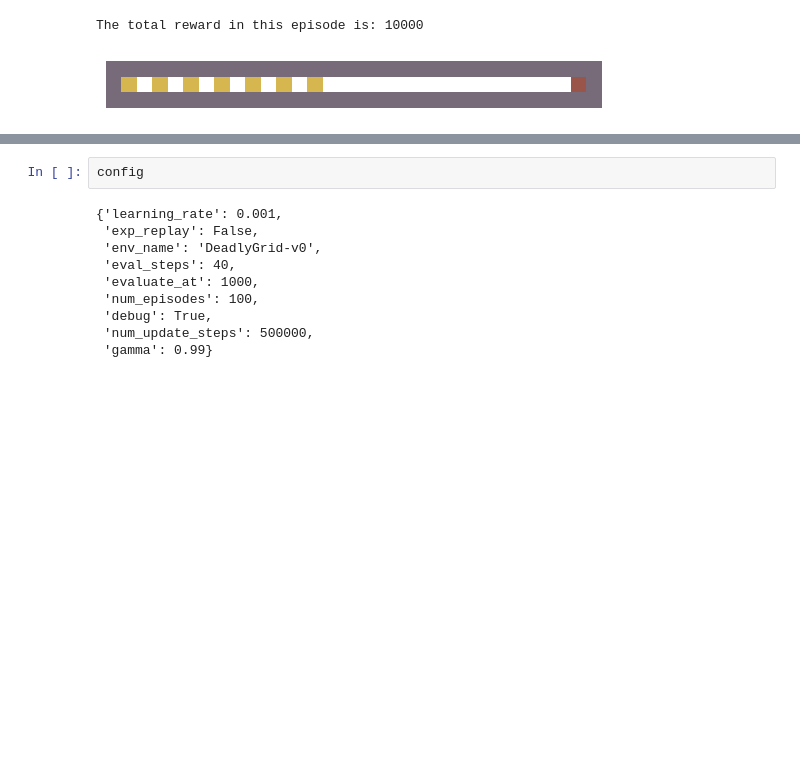
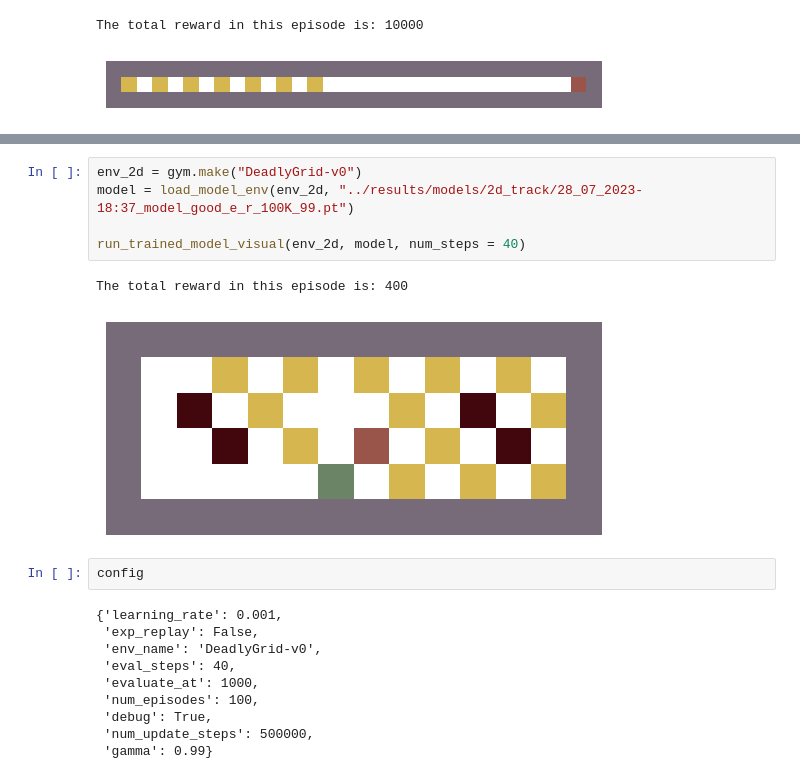
Before and after one commit to ahmedtarek-/Deep-Q-Learning, a Jupyter notebook: notebooks/pipeline_tester arina fiddle.ipynb, the cells around one changed output, grey strips where cells are left out. Saved outputs shown, nothing was run; the diff lists cells and outputs as text; blank space fills up the shorter version.

```diff
--- a/notebooks/pipeline_tester arina fiddle.ipynb
+++ b/notebooks/pipeline_tester arina fiddle.ipynb
@@ -185,3 +177,11 @@ The total reward in this episode is: 800
+# %%
+env_2d = gym.make("DeadlyGrid-v0")
+model = load_model_env(env_2d, "../results/models/2d_track/28_07_2023-18:37_model_good_e_r_100K_99.pt")
+
+run_trained_model_visual(env_2d, model, num_steps = 40)
+# %% [output]
+The total reward in this episode is: 400
+[figure, added]
 # %%
 config
 # %% [output]
```
Also changed, not shown: parts of 6 cells of this notebook, 11 other files.
